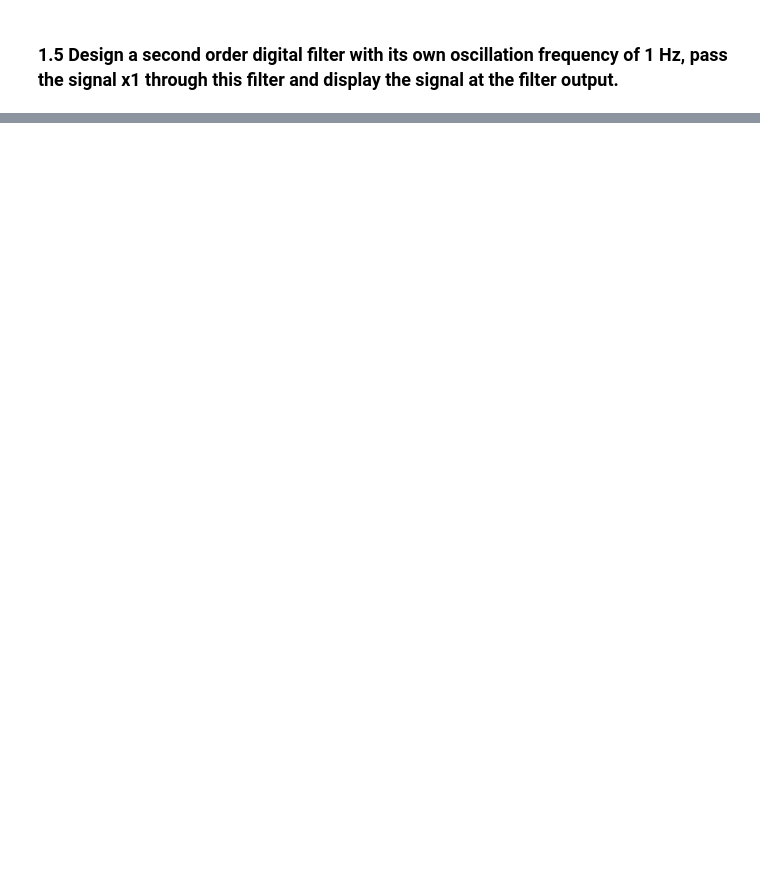
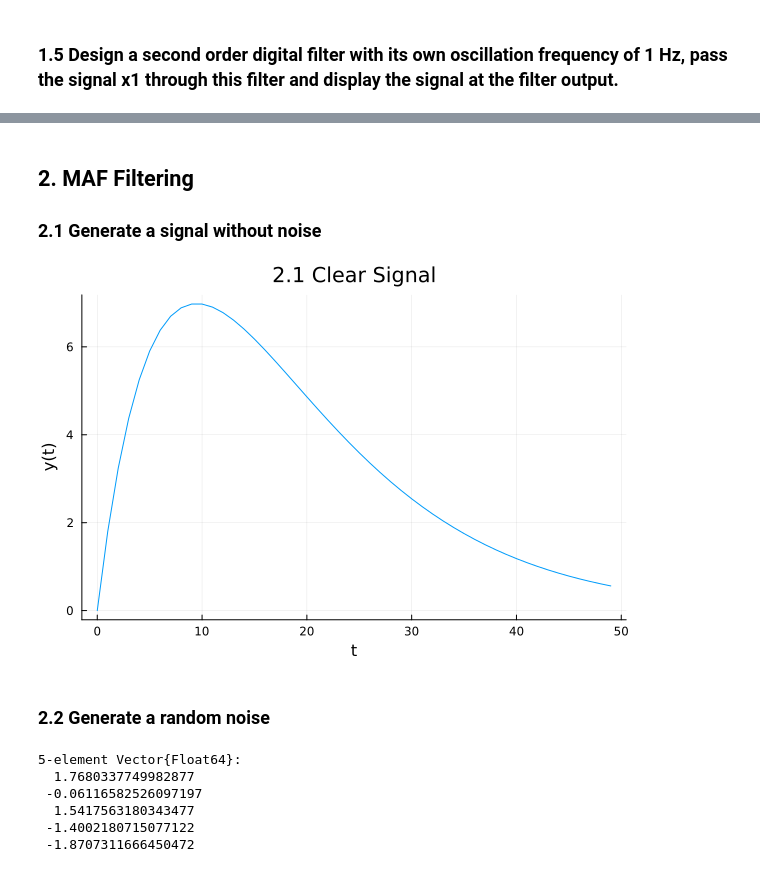
Before and after one commit to prenaissance/sp-labs, a Jupyter notebook: notebooks/Lab1.ipynb, the cells around one changed output, grey strips where cells are left out. Drawn from its saved outputs; the diff is of its cells as text; code cells hidden in the pictures; blank space fills up the shorter version.

```diff
--- a/notebooks/Lab1.ipynb
+++ b/notebooks/Lab1.ipynb
@@ -40,0 +41,24 @@ LoadError: UndefVarError: `butter` not defined
+# %% [markdown]
+## 2. MAF Filtering
+
+### 2.1 Generate a signal without noise
+# %%
+samples = 50
+x = 0:1:samples-1
+signal= @. 2*x*(0.9^x)
+# stem
+plot(x, signal, xlabel="t", ylabel="y(t)", legend=false, title="2.1 Clear Signal")
+# %% [output]
+[figure, added]
+# %% [markdown]
+### 2.2 Generate a random noise
+# %%
+noise = randn(samples) .- 0.5
+noise[1:5]
+# %% [output]
+5-element Vector{Float64}:
+  1.7680337749982877
+ -0.06116582526097197
+  1.5417563180343477
+ -1.4002180715077122
+ -1.8707311666450472
```
Also changed, not shown: parts of 11 cells of this notebook.
